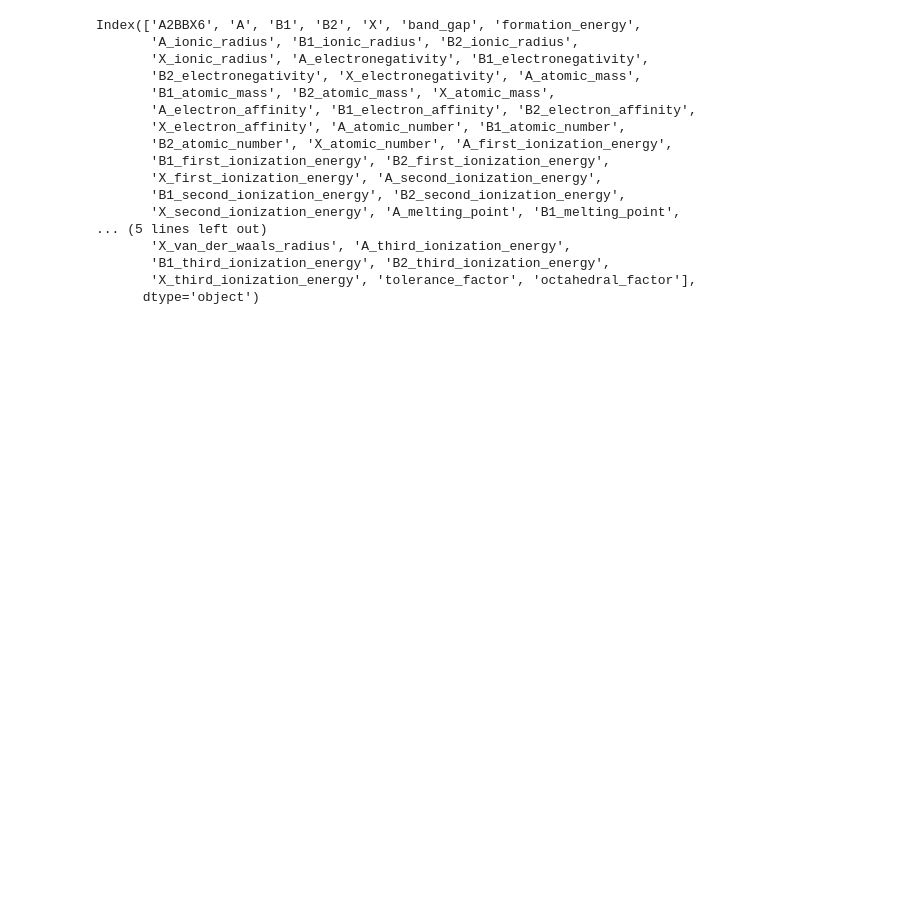
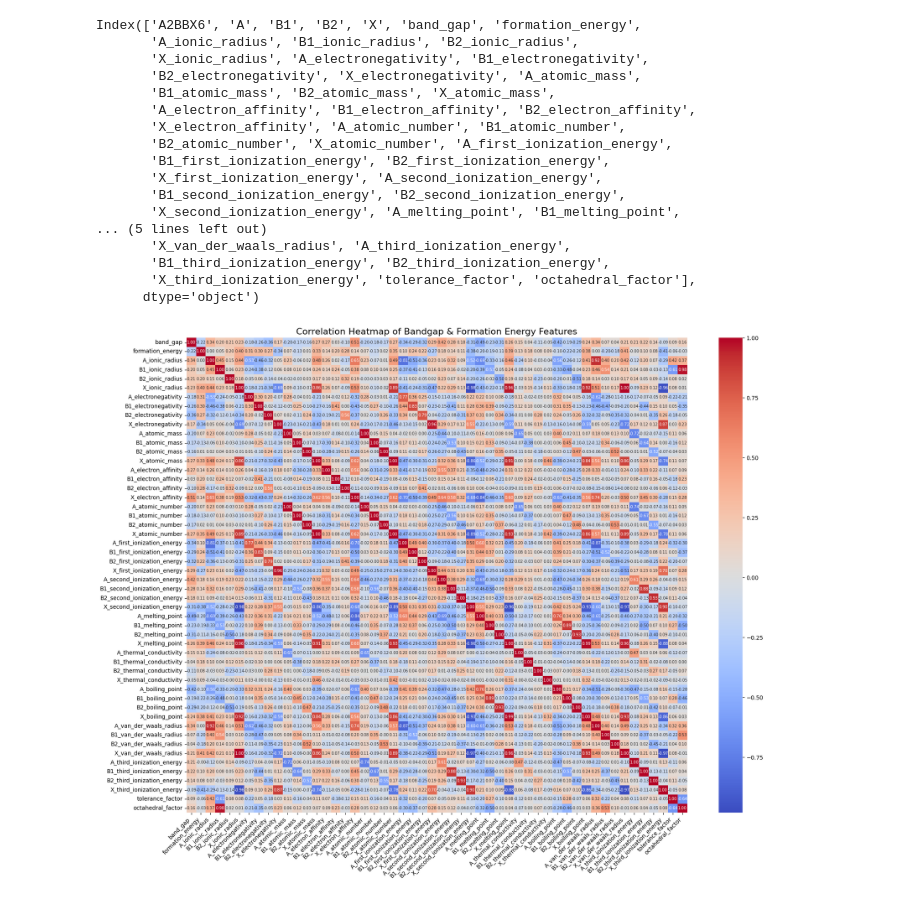
Before and after one commit to jetyue04/bandgap-prediction, a Jupyter notebook: notebooks/test.ipynb, the cells around one changed output. Saved outputs shown, nothing was run; the diff lists cells and outputs as text; code cells hidden in the pictures; blank space fills up the shorter version.

```diff
--- a/notebooks/test.ipynb
+++ b/notebooks/test.ipynb
@@ -31,3 +31,25 @@ Index(['A2BBX6', 'A', 'B1', 'B2', 'X', 'band_gap', 'formation_energy',
        'B1_third_ionization_energy', 'B2_third_ionization_energy',
        'X_third_ionization_energy', 'tolerance_factor', 'octahedral_factor'],
       dtype='object')
+# %%
+import pandas as pd
+import seaborn as sns
+import matplotlib.pyplot as plt
+
+# Select numeric columns only
+numeric_df = df.drop(columns=['A2BBX6', 'A', 'B1', 'B2', 'X'])
+
+# Compute correlation matrix
+corr = numeric_df.corr()
+
+# Increase figure size and rotate labels
+plt.figure(figsize=(18, 14))
+sns.heatmap(corr, annot=True, fmt=".2f", cmap="coolwarm", cbar=True, square=False,
+            annot_kws={"size":7})
+plt.xticks(rotation=45, ha='right', fontsize=10)
+plt.yticks(rotation=0, fontsize=10)
+plt.title("Correlation Heatmap of Bandgap & Formation Energy Features", fontsize=16)
+plt.tight_layout()
+plt.show()
+# %% [output]
+[figure, added]
```
Also changed, not shown: parts of 8 cells of this notebook, 4 other files.
